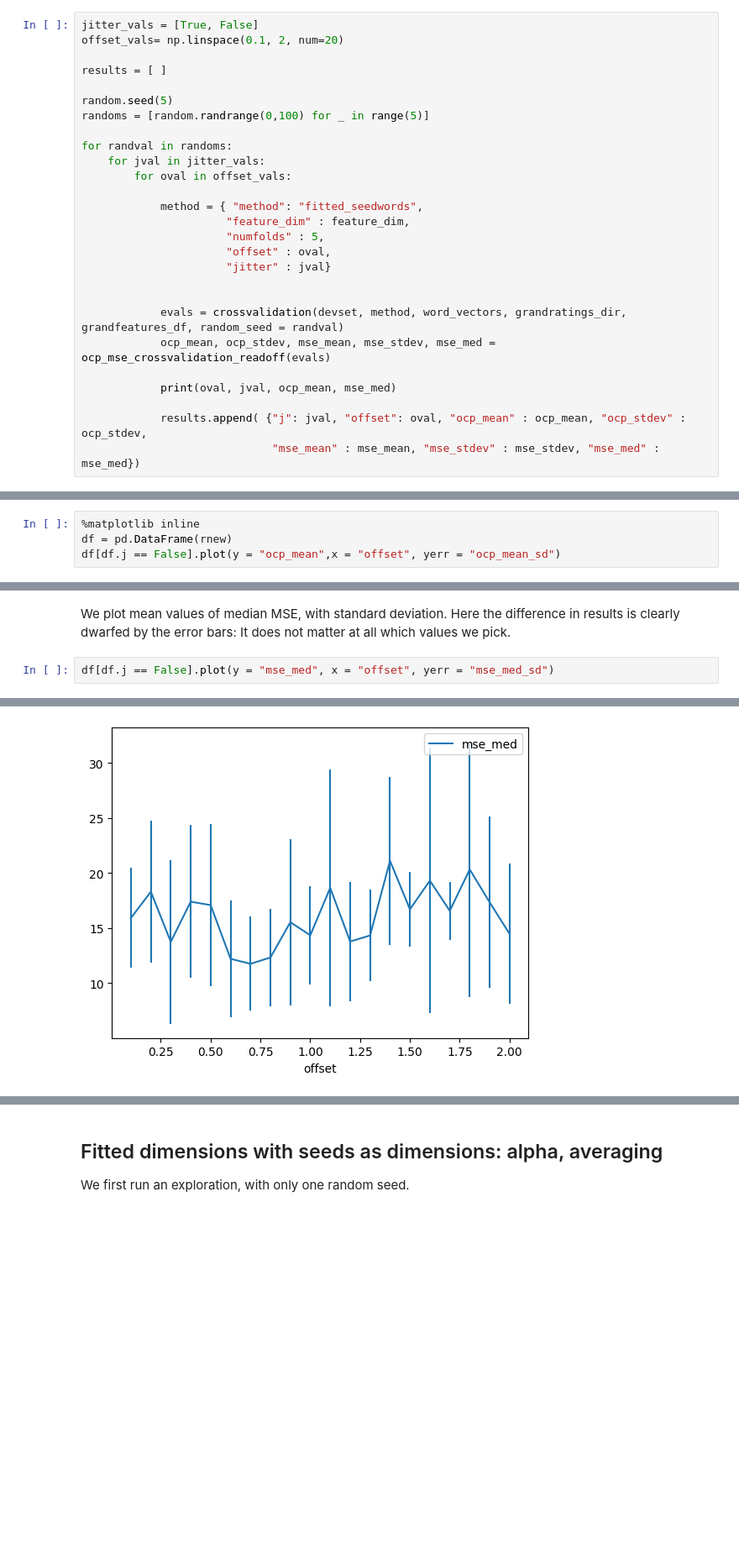
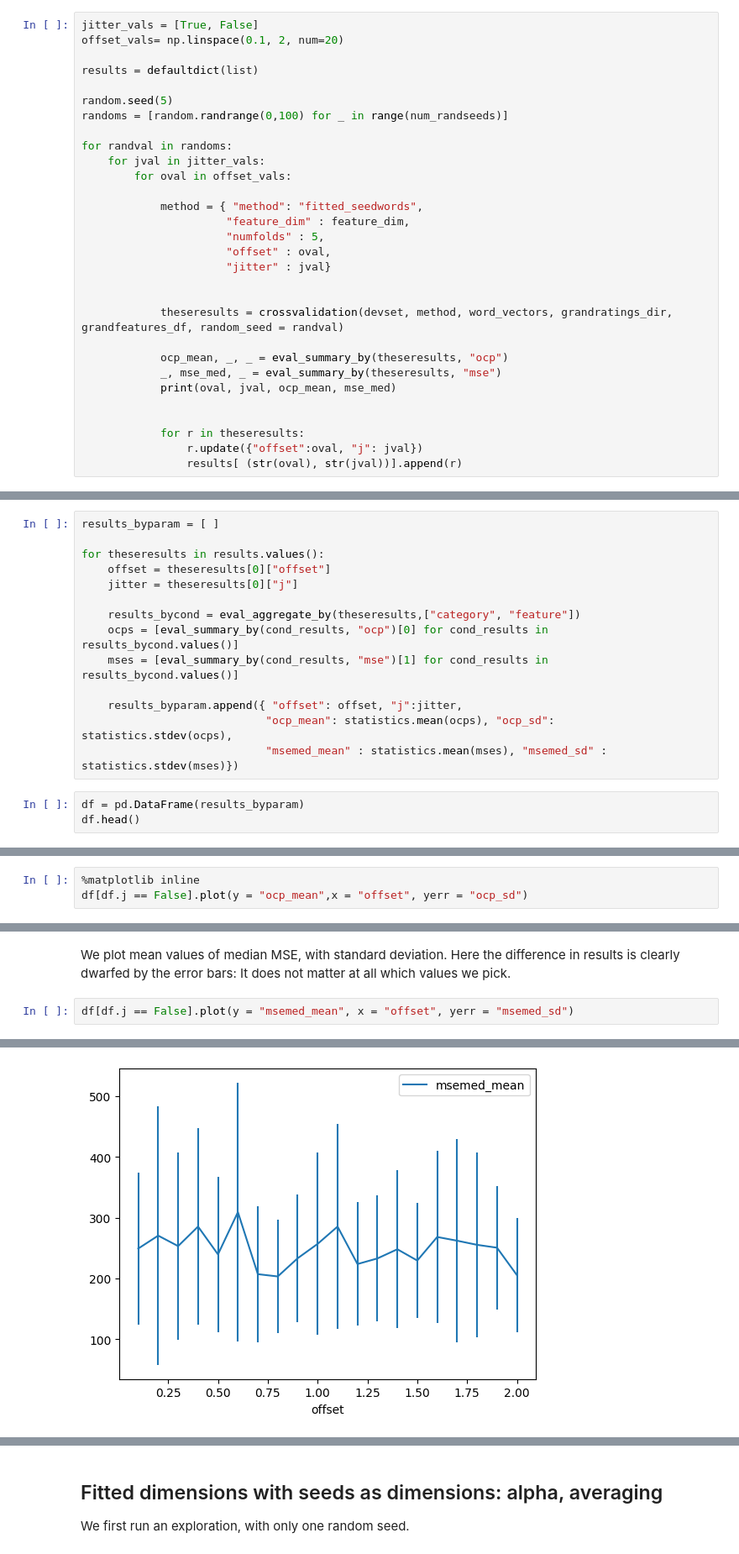
Before and after one commit to mariannaapi/interpretable-dimensions, a Jupyter notebook: grand_hyper.ipynb, the cells around one changed output, grey strips where cells are left out. Shown: that part at 84% size. Drawn from its saved outputs; the diff is of its cells as text; blank space fills up the shorter version.

```diff
--- a/grand_hyper.ipynb
+++ b/grand_hyper.ipynb
@@ -230,10 +292,10 @@ First experiments looked like there was a lot of variance in result with differe
 jitter_vals = [True, False]
 offset_vals= np.linspace(0.1, 2, num=20)
 
-results = [ ]
+results = defaultdict(list)
 
 random.seed(5)
-randoms = [random.randrange(0,100) for _ in range(5)]
+randoms = [random.randrange(0,100) for _ in range(num_randseeds)]
 
 for randval in randoms:
     for jval in jitter_vals:
@@ -246,11 +308,14 @@ for randval in randoms:
                       "jitter" : jval}
 
 
-            evals = crossvalidation(devset, method, word_vectors, grandratings_dir, grandfeatures_df, random_seed = randval)
-            ocp_mean, ocp_stdev, mse_mean, mse_stdev, mse_med = ocp_mse_crossvalidation_readoff(evals)
+            theseresults = crossvalidation(devset, method, word_vectors, grandratings_dir, grandfeatures_df, random_seed = randval)
 
+            ocp_mean, _, _ = eval_summary_by(theseresults, "ocp")
+            _, mse_med, _ = eval_summary_by(theseresults, "mse")
             print(oval, jval, ocp_mean, mse_med)
 
-            results.append( {"j": jval, "offset": oval, "ocp_mean" : ocp_mean, "ocp_stdev" : ocp_stdev,
-                             "mse_mean" : mse_mean, "mse_stdev" : mse_stdev, "mse_med" : mse_med})
+
+            for r in theseresults:
+                r.update({"offset":oval, "j": jval})
+                results[ (str(oval), str(jval))].append(r)
 # %% [output]
@@ -289,0 +339,17 @@ for rs in results_all.values():
+# %%
+results_byparam = [ ]
+
+for theseresults in results.values():
+    offset = theseresults[0]["offset"]
+    jitter = theseresults[0]["j"]
+
+    results_bycond = eval_aggregate_by(theseresults,["category", "feature"])
+    ocps = [eval_summary_by(cond_results, "ocp")[0] for cond_results in results_bycond.values()]
+    mses = [eval_summary_by(cond_results, "mse")[1] for cond_results in results_bycond.values()]
+
+    results_byparam.append({ "offset": offset, "j":jitter,
+                            "ocp_mean": statistics.mean(ocps), "ocp_sd": statistics.stdev(ocps),
+                            "msemed_mean" : statistics.mean(mses), "msemed_sd" : statistics.stdev(mses)})
+# %%
+df = pd.DataFrame(results_byparam)
+df.head()
@@ -291,7 +364,6 @@ for rs in results_all.values():
 We plot mean OC_P values, with standard deviation. The differences in result are minimal compared to the error bars: It basically doesn't matter which value we pick.
 # %%
 %matplotlib inline
-df = pd.DataFrame(rnew)
-df[df.j == False].plot(y = "ocp_mean",x = "offset", yerr = "ocp_mean_sd")
+df[df.j == False].plot(y = "ocp_mean",x = "offset", yerr = "ocp_sd")
 # %% [output]
 <AxesSubplot: xlabel='offset'>
@@ -304,8 +376,8 @@ df[df.j == True].plot(y = "ocp_mean", x = "offset", yerr = "ocp_mean_sd")
 # %% [markdown]
 We plot mean values of median MSE, with standard deviation. Here the difference in results is clearly dwarfed by the error bars: It does not matter at all which values we pick.
 # %%
-df[df.j == False].plot(y = "mse_med", x = "offset", yerr = "mse_med_sd")
+df[df.j == False].plot(y = "msemed_mean", x = "offset", yerr = "msemed_sd")
 # %% [output]
 <AxesSubplot: xlabel='offset'>
-[figure, old version]
+[figure, new version]
 # %%
```
Also changed, not shown: parts of 53 cells of this notebook.
